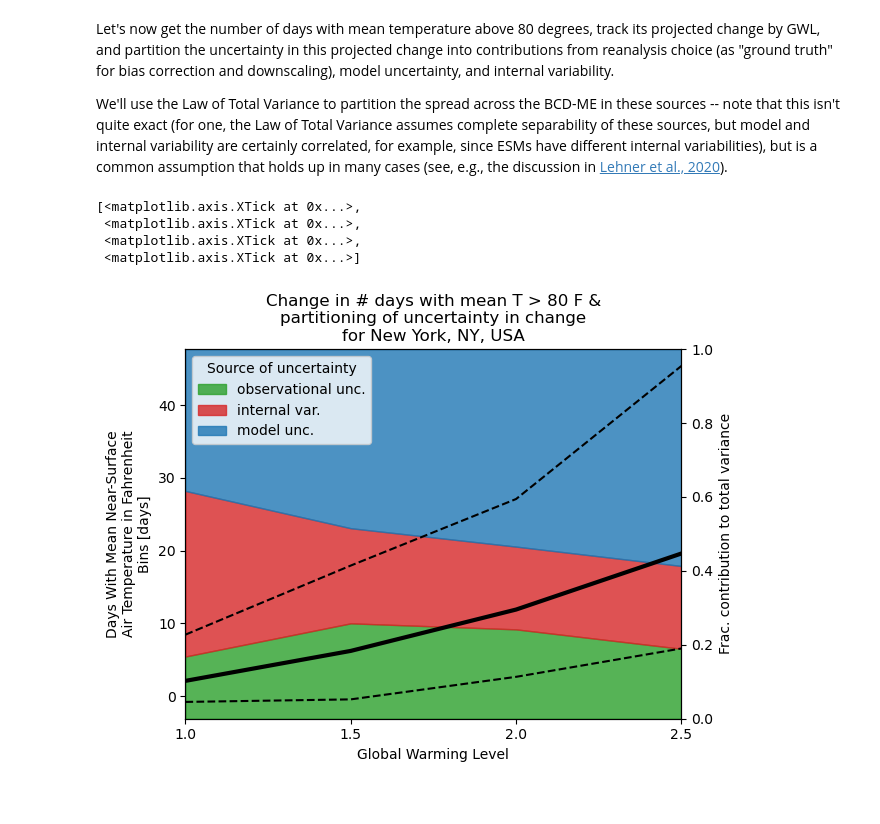
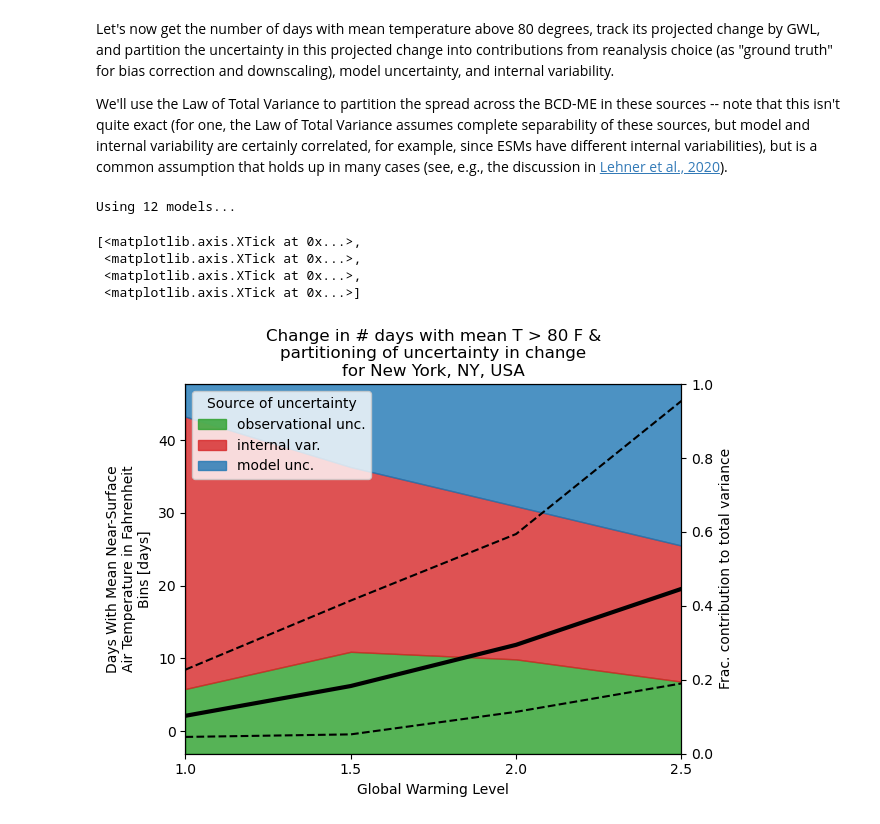
Before and after one commit to ks905383/bcd_me, a Jupyter notebook: code/sample_data_access_gdex.ipynb, the cells around one changed output. Cells and saved outputs as stored; diff of their text form; code cells hidden in the pictures.

```diff
--- a/code/sample_data_access_gdex.ipynb
+++ b/code/sample_data_access_gdex.ipynb
@@ -150,6 +134,3 @@ Attributes:
-# %%
-# Quality control check that should be obviated by the problem members flag
-ds = ds.where(((ds.sum('binF')>0) & (ds.max('binF')<365)),drop=True)
 # %%
 fig = plt.figure(figsize=(12,5))
 ax = plt.subplot(1,2,1)
@@ -190,7 +171,10 @@ dds = ds.sel(binF = slice(80,None)).sum('binF',skipna=False)
 dds = dds - dds.sel(gwl=0.61)
 dds = dds.compute()
 # %%
-# Keep only "balanced" panel, i.e., runs that reach desired max GWL
+# How many runs should a model have to be included in calculation?
+min_runs = 7
+
+# Keep only "balanced" panel across GWLs, i.e., runs that reach desired max GWL
 gwl_max = 2.5
 dds_sub = dds.where((~np.isnan(dds.sel(gwl=gwl_max))).all('proj_base'))
 dds_sub = dds_sub.sel(gwl=slice(0,gwl_max))
@@ -199,6 +183,13 @@ dds_sub = dds_sub.sel(gwl=slice(0,gwl_max))
 
 dds_sub['exprun'] = dds_sub['experiment']+dds_sub['run']
 dds_sub = dds_sub.set_index(idv = ['model','exprun']).unstack()
+
+# Get number of runs by model
+runs_by_mod = (~dds_sub.isnull()).sum('exprun').isel(proj_base=0,gwl=0,drop=True)
+dds_sub = dds_sub.where(runs_by_mod >= min_runs,drop=True)
+print(f'Using {dds_sub.sizes['model']} models...')
+
+# Subset by models with more than X runs
 
 uncerts = xr.merge([dds_sub.var('proj_base').mean('exprun').mean('model').to_dataset(name='uncobs'),
           dds_sub.mean('proj_base').var('exprun').mean('model').to_dataset(name='uncint'),
@@ -206,6 +197,8 @@ uncerts = xr.merge([dds_sub.var('proj_base').mean('exprun').mean('model').to_dat
 uncerts = xr.concat([uncerts,
                      uncerts / uncerts.to_dataarray().sum('variable')],
                     dim=pd.Index(['raw','norm'],name='typ'))
+# %% [output]
+Using 12 models...
 # %%
 
 # Plot mean / min / max across BCD-ME first
@@ -232,35 +225,35 @@ unc_source_names = {'uncint':'internal var.',
                                     'uncsce':'scenario unc.'}
 
 varlist = [var for var in plot_data if var in uncert_colors]
-
+xdim='gwl'
 bottom = np.zeros(plot_data.sizes[xdim])
 for var in varlist:
     plot_values = plot_data[var]
 
     ax2.fill_between(plot_values['gwl'],
                             bottom,
                             bottom + plot_values,
                             color = uncert_colors[var],
                             label = unc_source_names[var],alpha=0.8,zorder=1)
     bottom += plot_values
 ax2.set_xlim([plot_data[xdim].values[1],plot_data[xdim].values[-1]])
 ax2.set_ylim([0,1])
 
 ax2.set_xlabel(r'GWL [$^\circ$C]')
 ax2.set_ylabel('Frac. contribution to total variance')
 
 ax2.legend(title='Source of uncertainty',loc='upper left')
 ax2.set_zorder(0)
 
 # Set order of plotting
 ax.set_zorder(2)
 ax.set_facecolor('none')
 
 # Set xticks at locations of data
 ax.set_xticks(plot_data.gwl.values[1:None])
 # %% [output]
 [<matplotlib.axis.XTick at 0x...>,
  <matplotlib.axis.XTick at 0x...>,
  <matplotlib.axis.XTick at 0x...>,
  <matplotlib.axis.XTick at 0x...>]
-[figure, old version]
+[figure, new version]
```
Also changed, not shown: parts of 16 cells of this notebook.
